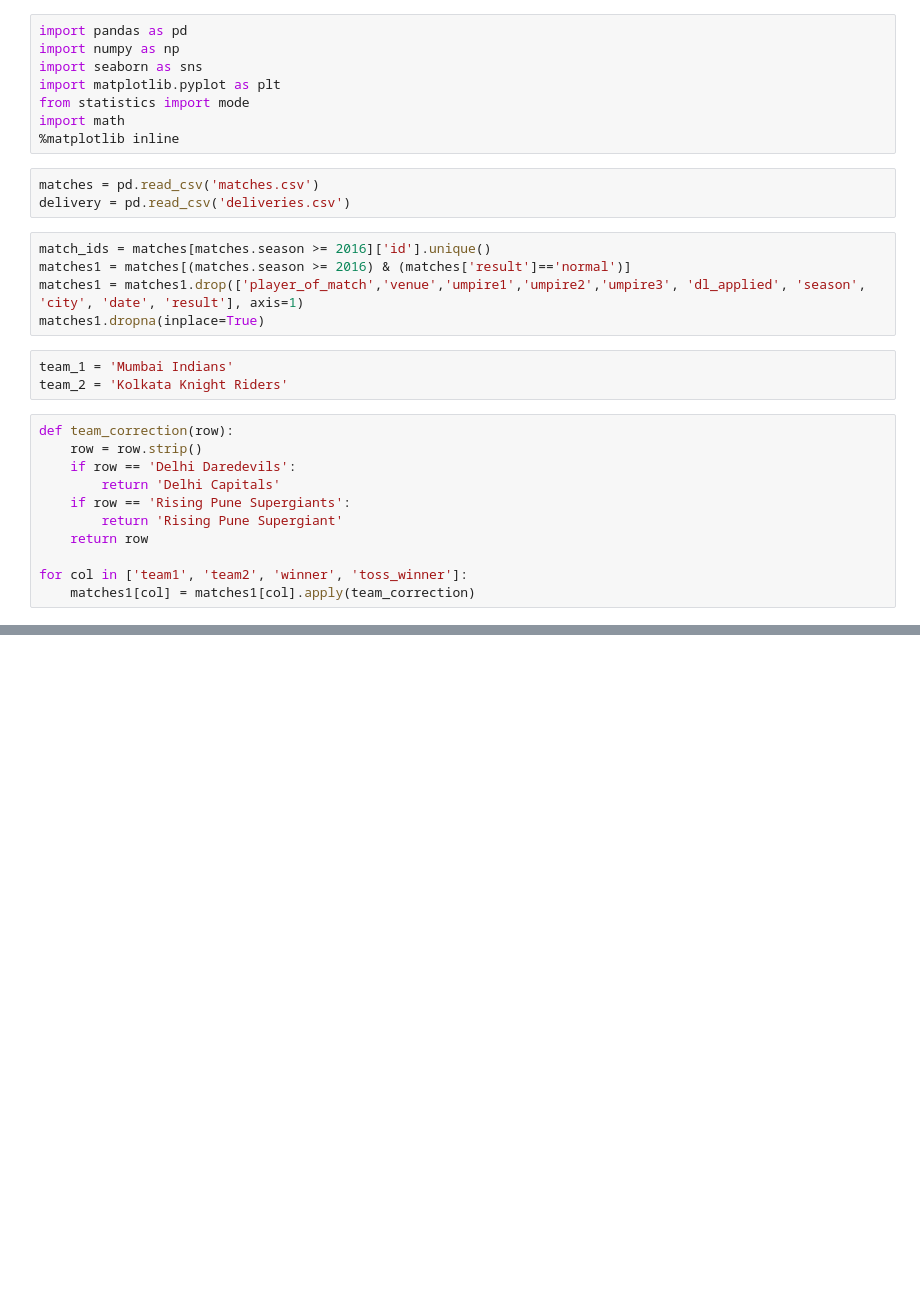
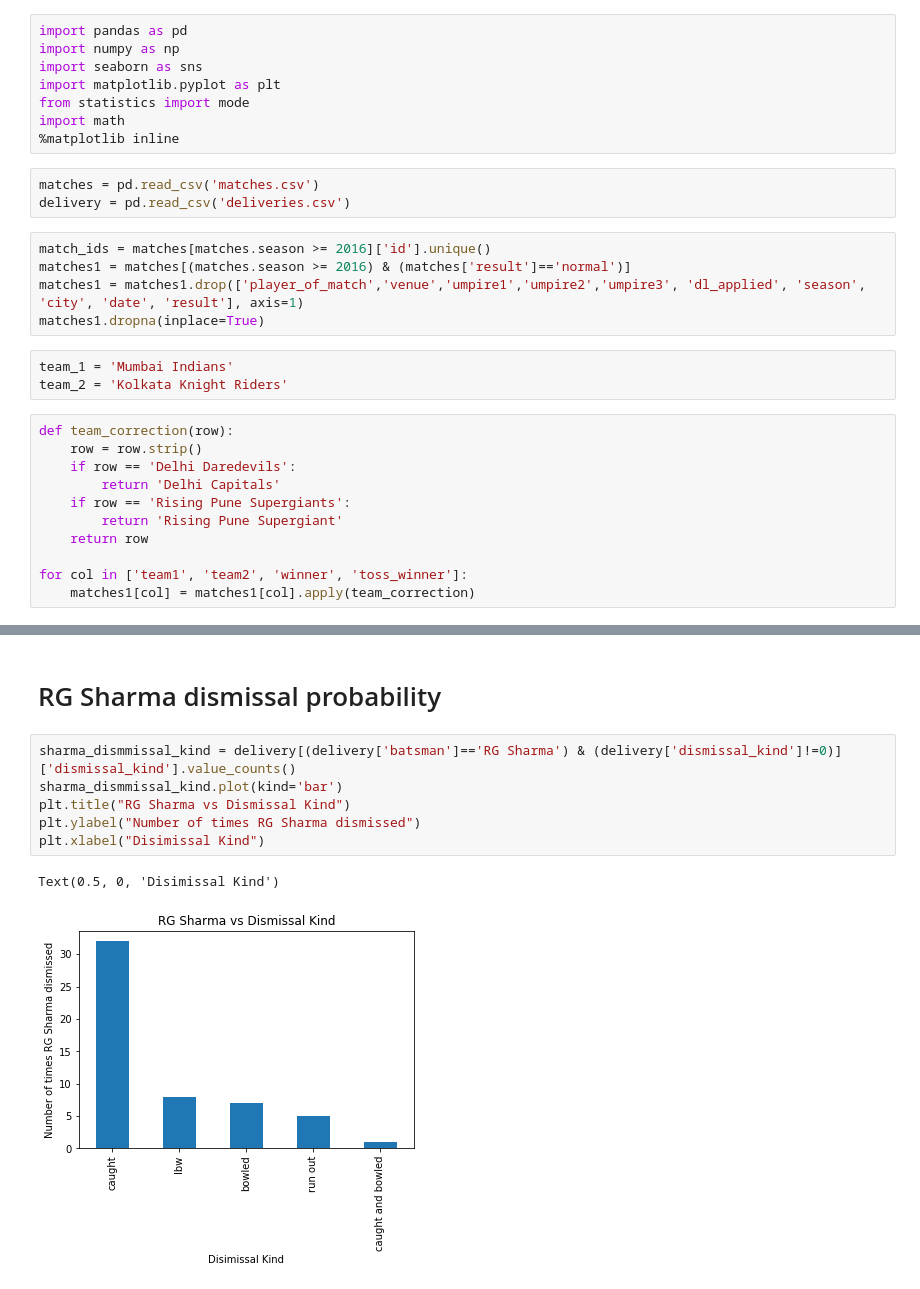
Before and after one commit to bhaskar-29/Widhya, a Jupyter notebook: 16 Oct.ipynb, the cells around one changed output, grey strips where cells are left out. Saved outputs shown, nothing was run; the diff lists cells and outputs as text; blank space fills up the shorter version.

```diff
--- a/16 Oct.ipynb
+++ b/16 Oct.ipynb
@@ -43,0 +79,11 @@ matches1[(matches1['team1'].isin([team_1, team_2])) & (matches1['team2'].isin([t
+# %% [markdown]
+# RG Sharma dismissal probability
+# %%
+sharma_dismmissal_kind = delivery[(delivery['batsman']=='RG Sharma') & (delivery['dismissal_kind']!=0)]['dismissal_kind'].value_counts()
+sharma_dismmissal_kind.plot(kind='bar')
+plt.title("RG Sharma vs Dismissal Kind")
+plt.ylabel("Number of times RG Sharma dismissed")
+plt.xlabel("Disimissal Kind")
+# %% [output]
+Text(0.5, 0, 'Disimissal Kind')
+[figure, added]
```
Also changed, not shown: parts of 11 cells of this notebook.
